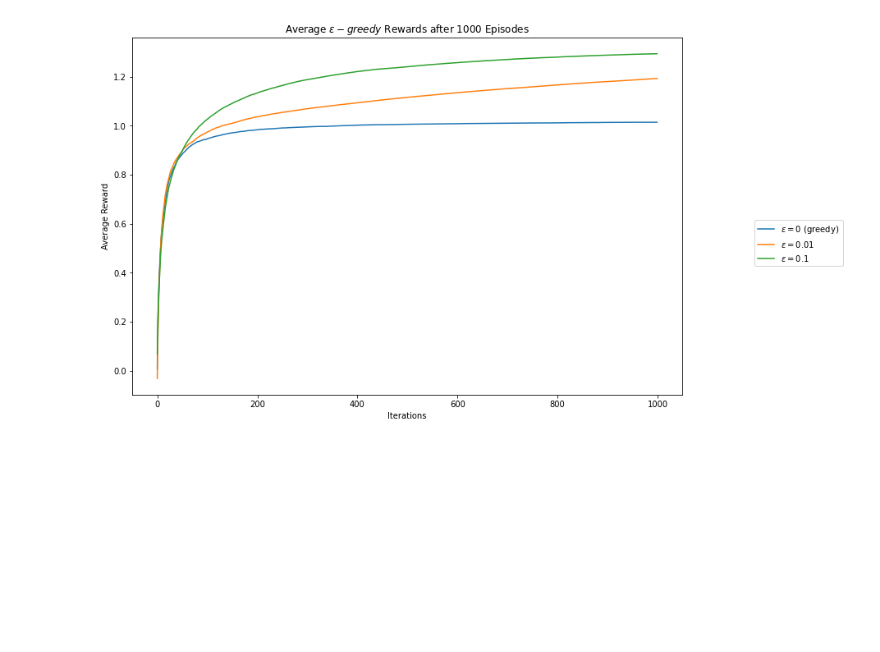
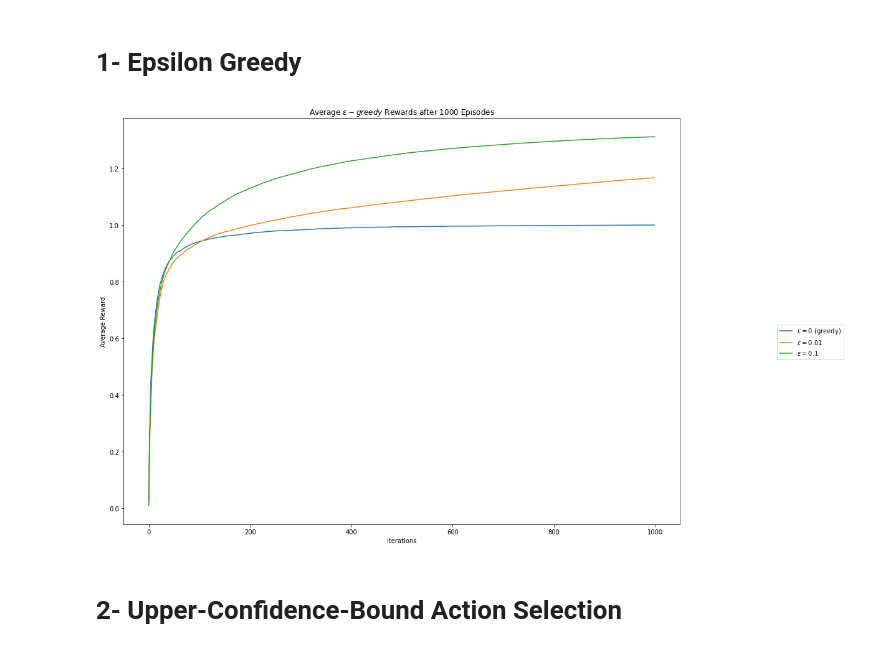
Before and after one commit to ahassanzadeh/Multi-Armed-Bandits, a Jupyter notebook: Main.ipynb, the cells around one changed output. Saved outputs shown, nothing was run; the diff lists cells and outputs as text; code cells hidden in the pictures; blank space fills up the shorter version.

```diff
--- a/Main.ipynb
+++ b/Main.ipynb
@@ -6,4 +6,6 @@ import numpy as np
 import matplotlib.pyplot as plt
 import pandas as pd
 %matplotlib inline
+# %% [markdown]
+# **1- Epsilon Greedy**
 # %%
@@ -95,39 +56,38 @@ k = 10
 iters = 1000
 
 eps_0_rewards = np.zeros(iters)
 eps_01_rewards = np.zeros(iters)
 eps_1_rewards = np.zeros(iters)
 
-episodes = 1000
 # Run experiments
-for i in range(episodes):
+for i in range(iters):
     # Initialize bandits
     eps_0 = eps_bandit(k, 0, iters)
-    eps_01 = eps_bandit(k, 0.01, iters, eps_0.mu.copy())
-    eps_1 = eps_bandit(k, 0.1, iters, eps_0.mu.copy())
-
+    eps_01 = eps_bandit(k, 0.01, iters)
+    eps_1 = eps_bandit(k, 0.1, iters)
     # Run experiments
     eps_0.run()
     eps_01.run()
     eps_1.run()
 
     # Update long-term averages
     eps_0_rewards = eps_0_rewards + (
         eps_0.reward - eps_0_rewards) / (i + 1)
     eps_01_rewards = eps_01_rewards + (
         eps_01.reward - eps_01_rewards) / (i + 1)
     eps_1_rewards = eps_1_rewards + (
         eps_1.reward - eps_1_rewards) / (i + 1)
 
-plt.figure(figsize=(12,8))
+plt.figure(figsize=(16,12))
 plt.plot(eps_0_rewards, label="$\epsilon=0$ (greedy)")
 plt.plot(eps_01_rewards, label="$\epsilon=0.01$")
 plt.plot(eps_1_rewards, label="$\epsilon=0.1$")
 plt.legend(bbox_to_anchor=(1.3, 0.5))
 plt.xlabel("Iterations")
 plt.ylabel("Average Reward")
-plt.title("Average $\epsilon-greedy$ Rewards after " + str(episodes)
-    + " Episodes")
+plt.title("Average $\epsilon-greedy$ Rewards after " + str(episodes) + " Episodes")
 plt.show()
 # %% [output]
-[figure, old version]
+[figure, new version]
+# %% [markdown]
+# **2- Upper-Confidence-Bound Action Selection**
```
Also changed, not shown: parts of 1 cell of this notebook.
